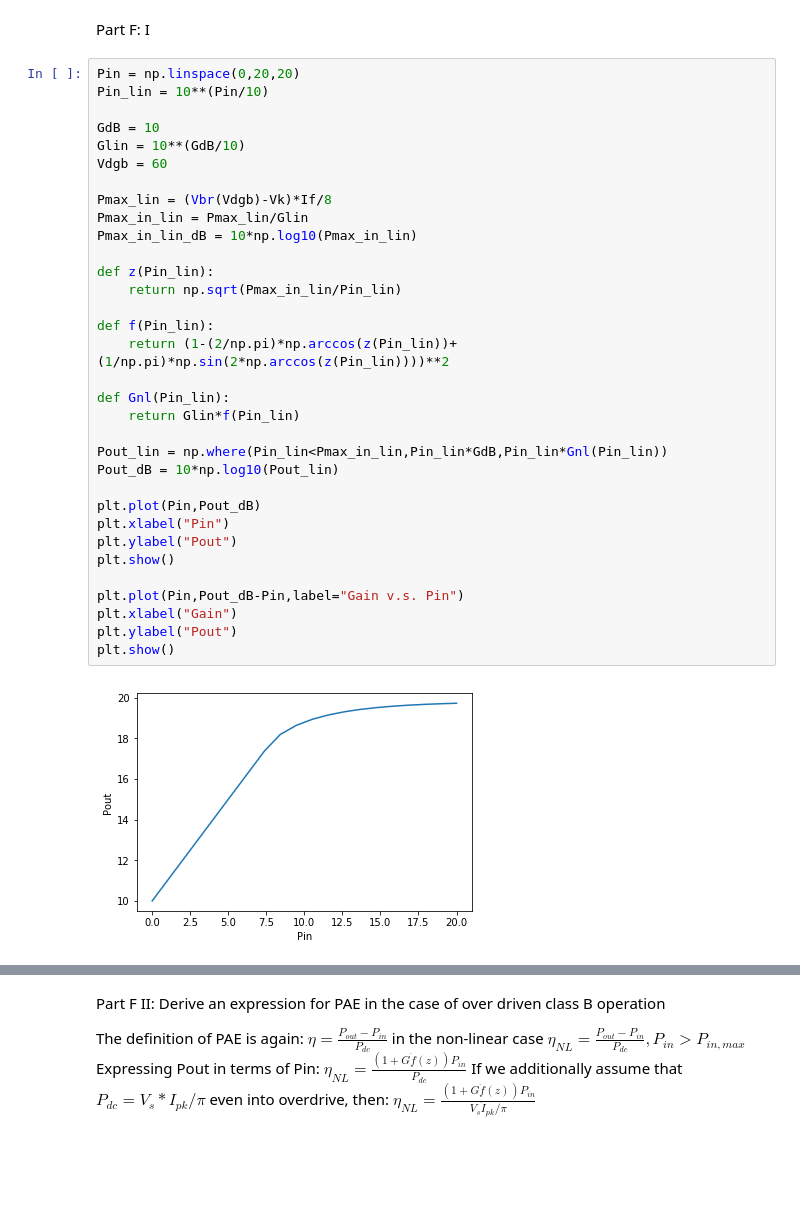
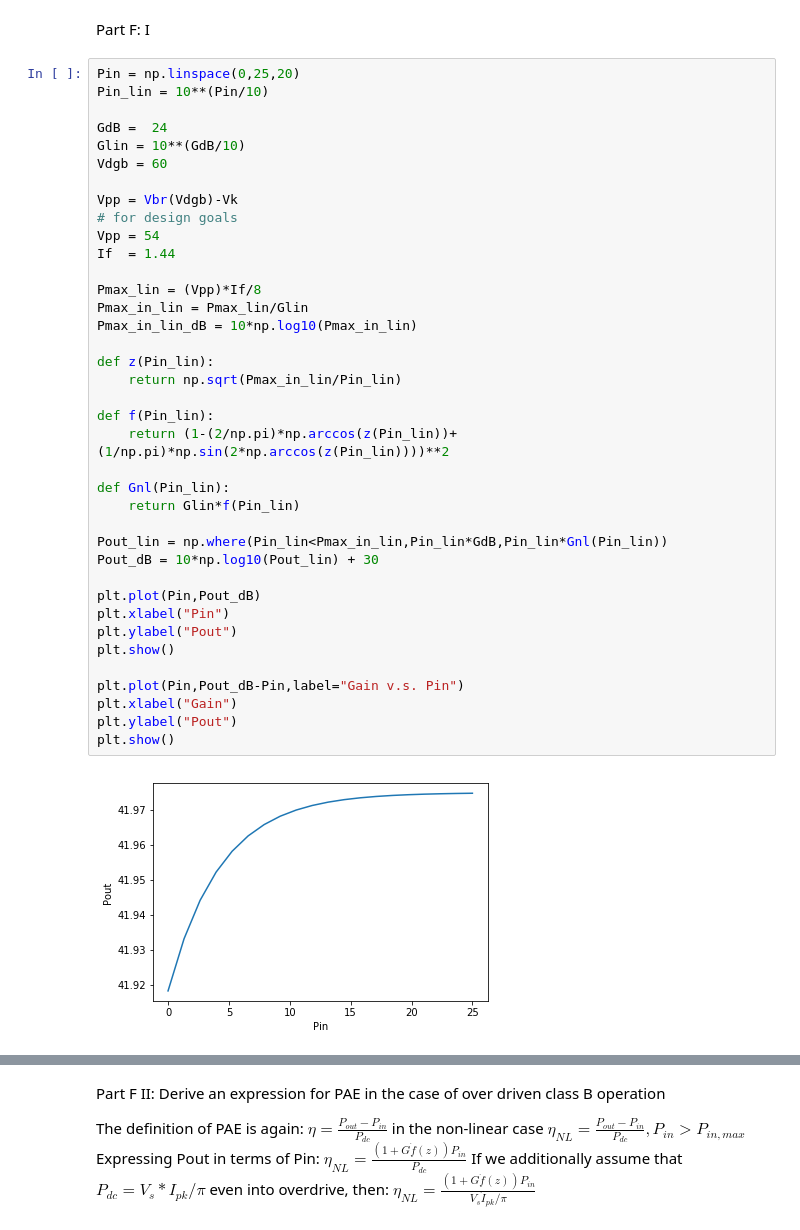
Before and after one commit to Gloamglozer/PA, a Jupyter notebook: hw4.ipynb, the cells around one changed output, grey strips where cells are left out. Cells and saved outputs as stored; diff of their text form; blank space fills up the shorter version.

```diff
--- a/hw4.ipynb
+++ b/hw4.ipynb
@@ -62,37 +62,42 @@ Vdgb = 100 => R_opt = 8.73
 # %% [markdown]
  Part F: I
 # %%
-Pin = np.linspace(0,20,20)
+Pin = np.linspace(0,25,20)
 Pin_lin = 10**(Pin/10)
 
-GdB = 10
+GdB =  24
 Glin = 10**(GdB/10)
 Vdgb = 60
 
-Pmax_lin = (Vbr(Vdgb)-Vk)*If/8
+Vpp = Vbr(Vdgb)-Vk
+# for design goals
+Vpp = 54
+If  = 1.44
+
+Pmax_lin = (Vpp)*If/8
 Pmax_in_lin = Pmax_lin/Glin
 Pmax_in_lin_dB = 10*np.log10(Pmax_in_lin)
 
 def z(Pin_lin):
     return np.sqrt(Pmax_in_lin/Pin_lin)
 
 def f(Pin_lin):
     return (1-(2/np.pi)*np.arccos(z(Pin_lin))+(1/np.pi)*np.sin(2*np.arccos(z(Pin_lin))))**2
 
 def Gnl(Pin_lin):
     return Glin*f(Pin_lin)
 
 Pout_lin = np.where(Pin_lin<Pmax_in_lin,Pin_lin*GdB,Pin_lin*Gnl(Pin_lin))
-Pout_dB = 10*np.log10(Pout_lin)
+Pout_dB = 10*np.log10(Pout_lin) + 30
 
 plt.plot(Pin,Pout_dB)
 plt.xlabel("Pin")
 plt.ylabel("Pout")
 plt.show()
 
 plt.plot(Pin,Pout_dB-Pin,label="Gain v.s. Pin")
 plt.xlabel("Gain")
 plt.ylabel("Pout")
 plt.show()
 # %% [output]
-[figure, old version]
+[figure, new version]
```
Also changed, not shown: parts of 4 cells of this notebook, 1 other file.
